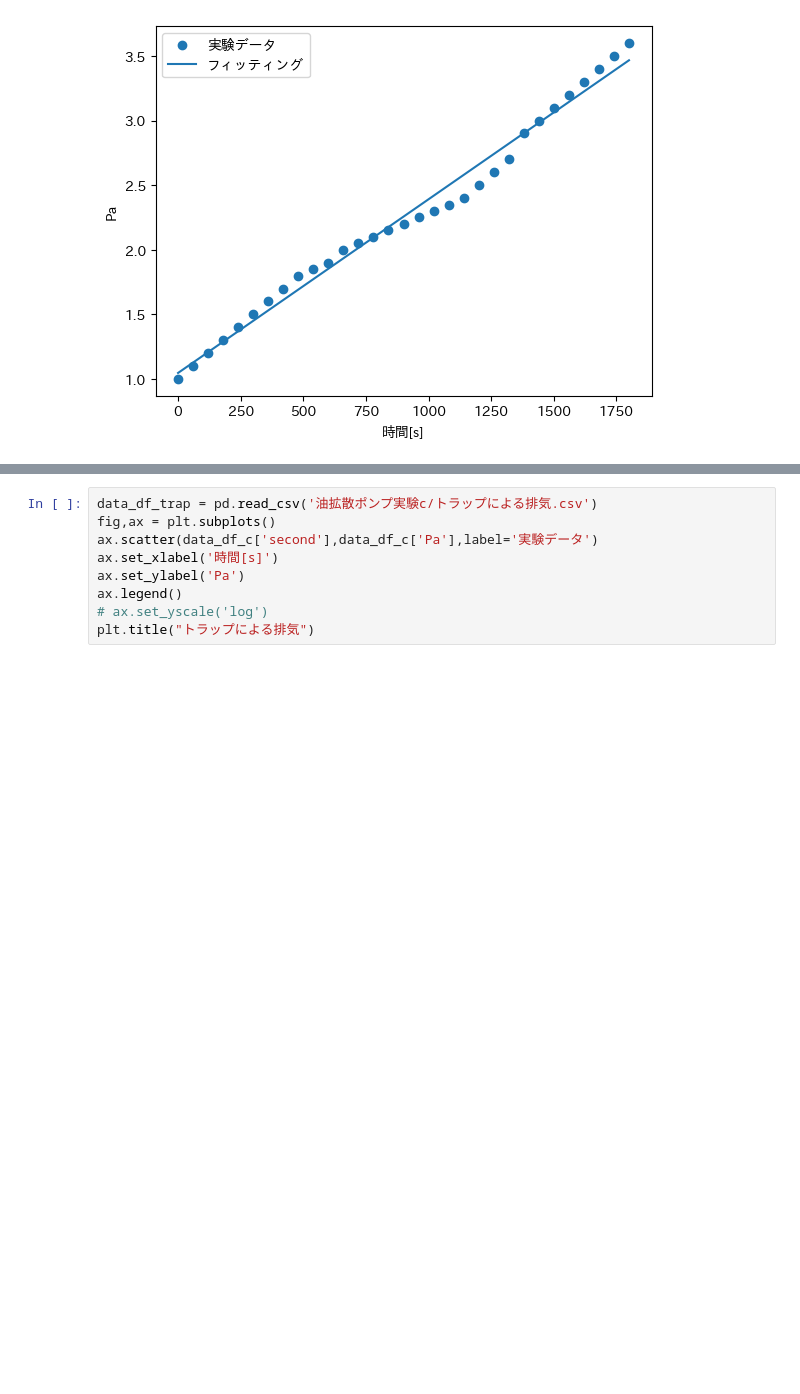
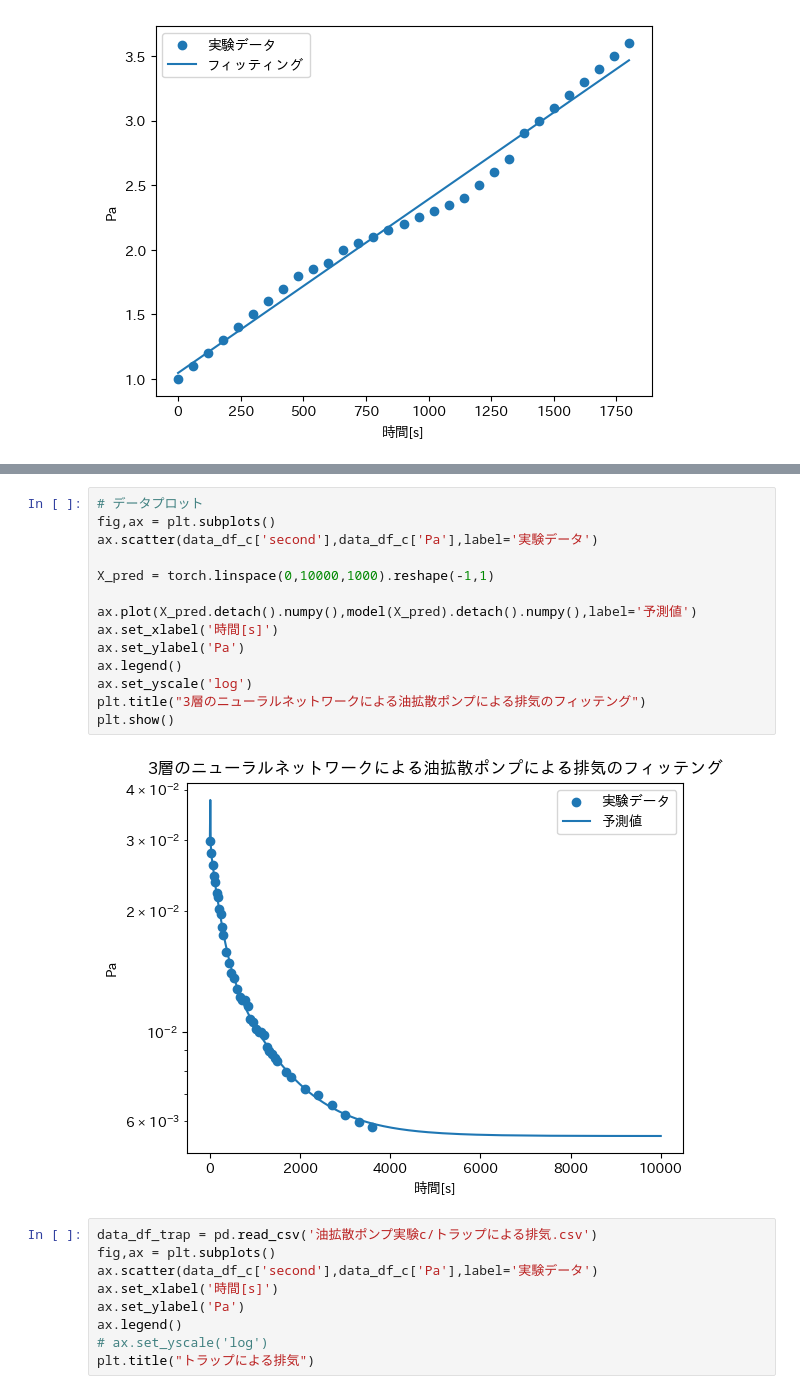
Before and after one commit to vyuma/physic_ex_repo, a Jupyter notebook: 細いパイプの挿入/data_process.ipynb, the cells around one changed output, grey strips where cells are left out. Cells and saved outputs as stored; diff of their text form; blank space fills up the shorter version.

```diff
--- a/細いパイプの挿入/data_process.ipynb
+++ b/細いパイプの挿入/data_process.ipynb
@@ -151,3 +151,19 @@ plt.show()
+# %%
+# データプロット
+fig,ax = plt.subplots()
+ax.scatter(data_df_c['second'],data_df_c['Pa'],label='実験データ')
+
+X_pred = torch.linspace(0,10000,1000).reshape(-1,1)
+
+ax.plot(X_pred.detach().numpy(),model(X_pred).detach().numpy(),label='予測値')
+ax.set_xlabel('時間[s]')
+ax.set_ylabel('Pa')
+ax.legend()
+ax.set_yscale('log')
+plt.title("3層のニューラルネットワークによる油拡散ポンプによる排気のフィッテング")
+plt.show()
+# %% [output]
+[figure, added]
 # %%
 data_df_trap = pd.read_csv('油拡散ポンプ実験c/トラップによる排気.csv')
 fig,ax = plt.subplots()
```
Also changed, not shown: parts of 1 cell of this notebook.
